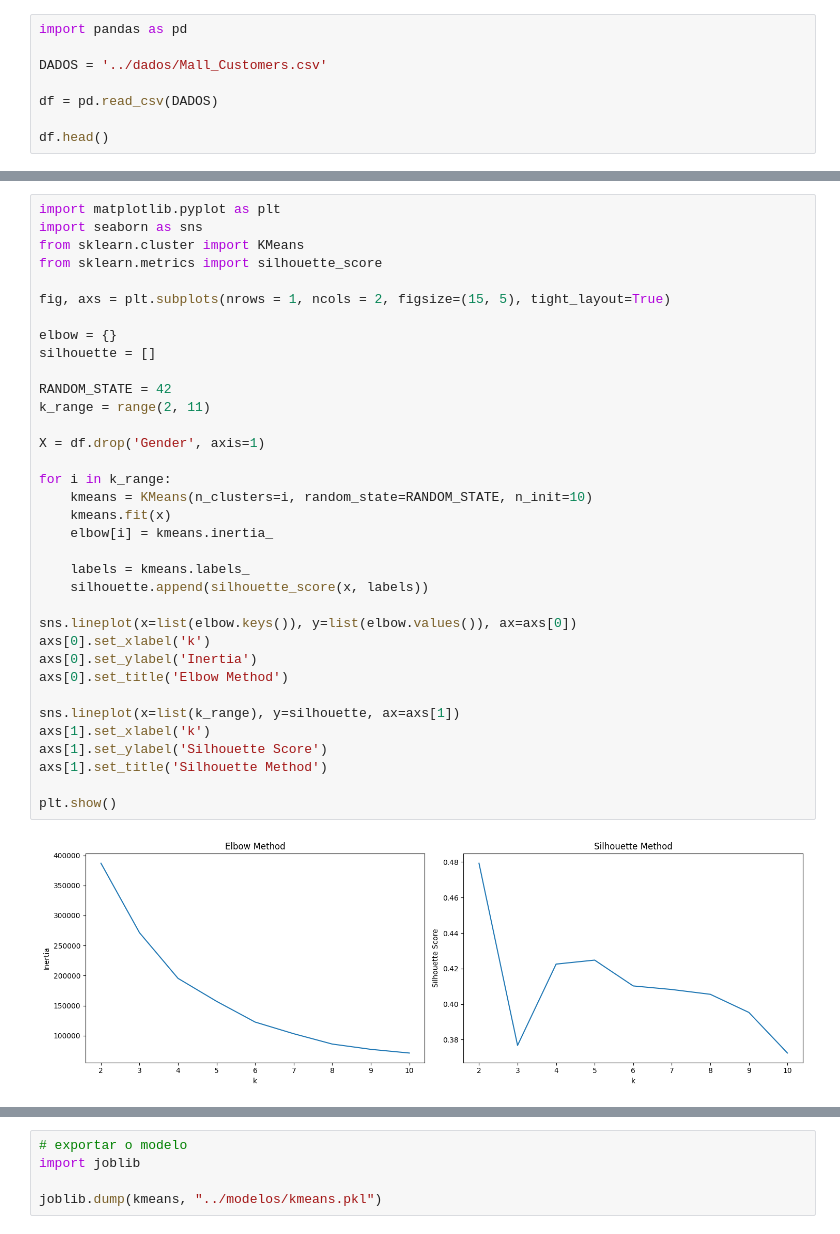
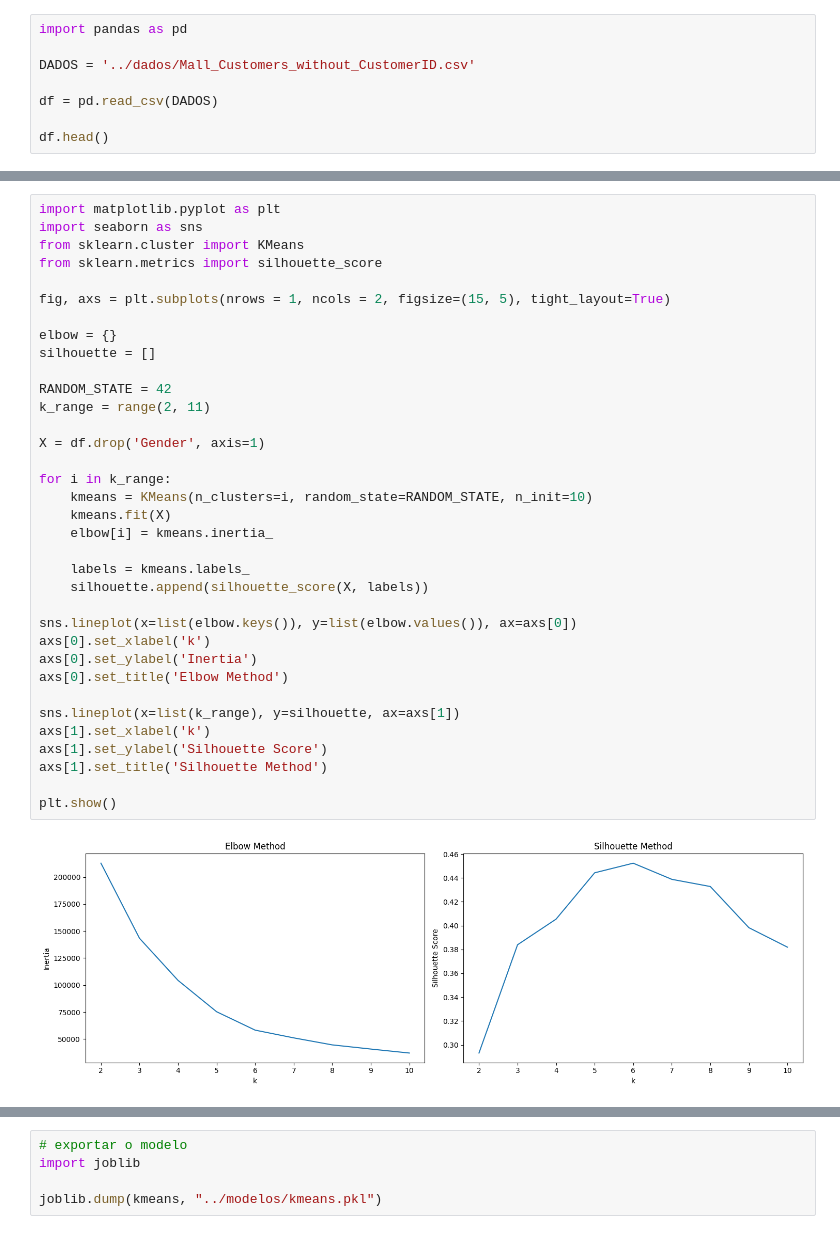
Before and after one commit to Felandim/PortfolioProjetos, a Jupyter notebook: 2 Segmentação de clientes/notebook/projeto_supermercado_02_clustering.ipynb, the cells around one changed output, grey strips where cells are left out. Saved outputs shown, nothing was run; the diff lists cells and outputs as text.

```diff
--- a/2 Segmentação de clientes/notebook/projeto_supermercado_02_clustering.ipynb
+++ b/2 Segmentação de clientes/notebook/projeto_supermercado_02_clustering.ipynb
@@ -1,7 +1,7 @@
 # %%
 import pandas as pd
 
-DADOS = '../dados/Mall_Customers.csv'
+DADOS = '../dados/Mall_Customers_without_CustomerID.csv'
 
 df = pd.read_csv(DADOS)
 
@@ -20,36 +20,36 @@ from sklearn.cluster import KMeans
 from sklearn.metrics import silhouette_score
 
 fig, axs = plt.subplots(nrows = 1, ncols = 2, figsize=(15, 5), tight_layout=True)
 
 elbow = {}
 silhouette = []
 
 RANDOM_STATE = 42
 k_range = range(2, 11)
 
 X = df.drop('Gender', axis=1)
 
 for i in k_range:
     kmeans = KMeans(n_clusters=i, random_state=RANDOM_STATE, n_init=10)
-    kmeans.fit(x)
+    kmeans.fit(X)
     elbow[i] = kmeans.inertia_
 
     labels = kmeans.labels_
-    silhouette.append(silhouette_score(x, labels))
+    silhouette.append(silhouette_score(X, labels))
 
 sns.lineplot(x=list(elbow.keys()), y=list(elbow.values()), ax=axs[0])
 axs[0].set_xlabel('k')
 axs[0].set_ylabel('Inertia')
 axs[0].set_title('Elbow Method')
 
 sns.lineplot(x=list(k_range), y=silhouette, ax=axs[1])
 axs[1].set_xlabel('k')
 axs[1].set_ylabel('Silhouette Score')
 axs[1].set_title('Silhouette Method')
 
 plt.show()
 # %% [output]
-[figure, old version]
+[figure, new version]
 # %%
 kmeans = KMeans(n_clusters=6, random_state=RANDOM_STATE, n_init=10)
 kmeans.fit(X)
```
Also changed, not shown: parts of 7 cells of this notebook.
